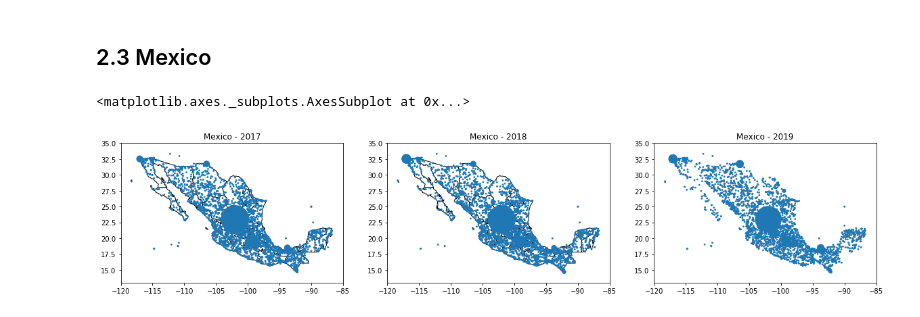
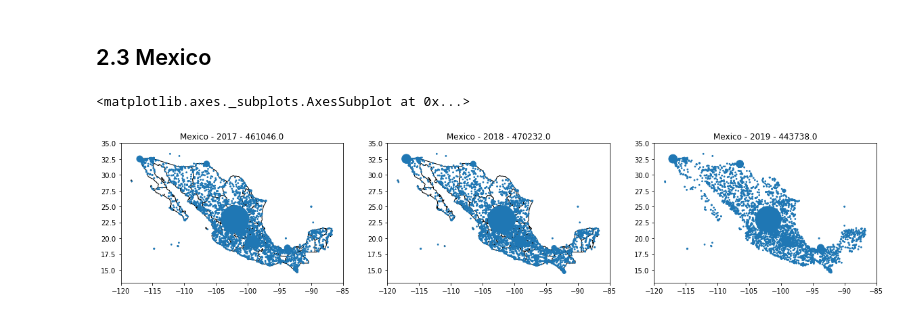
Before and after one commit to wri/environmental-conflict-tracker, a Jupyter notebook: notebooks/1-visualize-gdelt.ipynb, the cells around one changed output. Cells and saved outputs as stored; diff of their text form; code cells hidden in the pictures.

```diff
--- a/notebooks/1-visualize-gdelt.ipynb
+++ b/notebooks/1-visualize-gdelt.ipynb
@@ -104,26 +104,26 @@ coords.plot(ax=ax3, markersize = (3 + coords['Type'] / 300))
 # %%
 f, (ax1, ax2, ax3) = plt.subplots(ncols = 3, figsize=(20, 12))
 
 mexico, coords = load_year('mexico', 2017)
 ax1 = mexico.plot(color='white', edgecolor='black', ax = ax1)
-ax1.set_title("Mexico - 2017")
+ax1.set_title("Mexico - 2017 - {}".format(str(coords['Type'].sum())))
 ax1.set_ylim(13, 35)
 ax1.set_xlim(-120, -85)
 coords.plot(ax=ax1, markersize = (3 + coords['Type'] / 150))
 
 mexico, coords = load_year('mexico', 2018)
 ax2 = mexico.plot(color='white', edgecolor='black', ax = ax2)
-ax2.set_title("Mexico - 2018")
+ax2.set_title("Mexico - 2018 - {}".format(str(coords['Type'].sum())))
 ax2.set_ylim(13, 35)
 ax2.set_xlim(-120, -85)
 coords.plot(ax=ax2, markersize = (3 + coords['Type'] / 150))
 
 mexico, coords = load_year('mexico', 2019)
 ax3 = brazil.plot(color='white', edgecolor='black', ax = ax3)
-ax3.set_title("Mexico - 2019")
+ax3.set_title("Mexico - 2019 - {}".format(str(coords['Type'].sum())))
 ax3.set_ylim(13, 35)
 ax3.set_xlim(-120, -85)
 coords.plot(ax=ax3, markersize = (3 + coords['Type'] / 150))
 # %% [output]
 <matplotlib.axes._subplots.AxesSubplot at 0x...>
-[figure, old version]
+[figure, new version]
```
Also changed, not shown: parts of 2 cells of this notebook, 3 other files.
